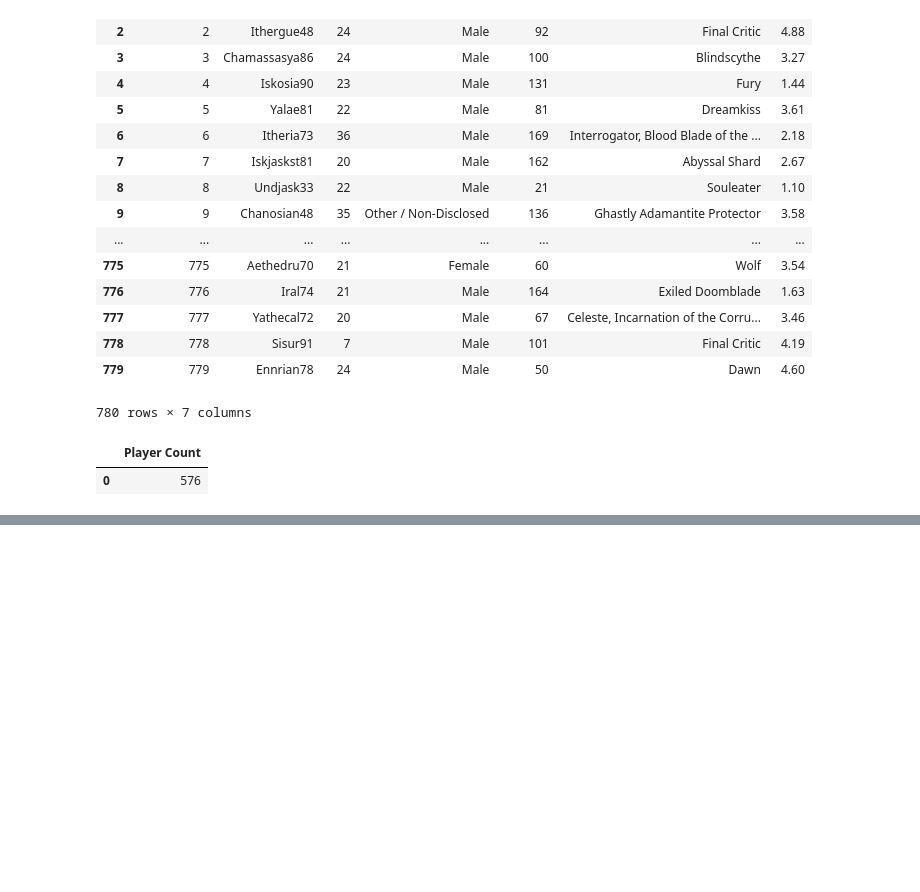
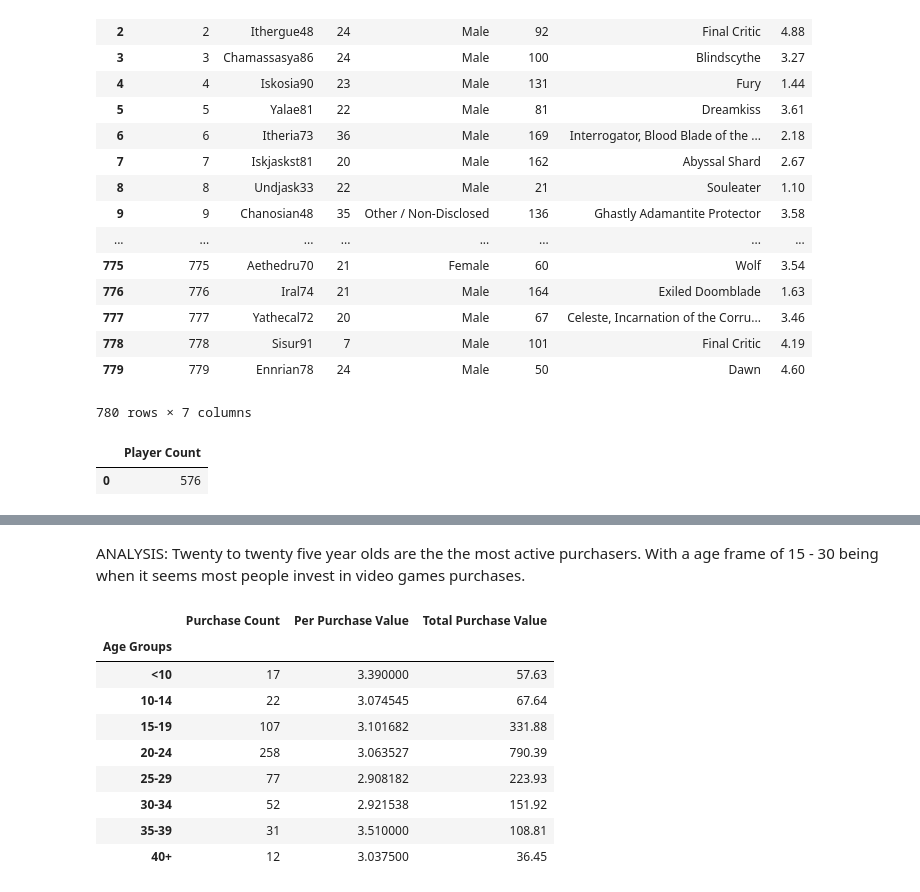
Before and after one commit to hah24ley/Panda-HW, a Jupyter notebook: Heros-HW.ipynb, the cells around one changed output, grey strips where cells are left out. Saved outputs shown, nothing was run; the diff lists cells and outputs as text; code cells hidden in the pictures; blank space fills up the shorter version.

```diff
--- a/Heros-HW.ipynb
+++ b/Heros-HW.ipynb
@@ -140,18 +124,12 @@ gg, Group
 # %%
 #Age Demographics
-age_d = pd.DataFrame(df, columns = ['Age'])
 
 # Bins are 0, 59, 69, 79, 89, 100.
-bins = [0, 10, 14, 19, 24, 29, 34, 39, 100]
+bins = [0, 9, 14, 19, 24, 29, 34, 39, 100]
 
 # Create the names for the four bins
 group_names = ["<10", "10-14", "15-19", "20-24", "25-29", "30-34", "35-39", "40+"]
 
-Answer = pd.cut(df["Age"], bins, labels=group_names)
+df["Age Groups"] = pd.cut(df["Age"], bins, labels=group_names)
 
-age_d["Age Group"] = pd.cut(df["Age"], bins, labels=group_names)
-age_d = age_d.groupby("Age Group")
-print(age_d["Age"].count())
-
-
-age_d
+df.sort_values(by=['Age'], inplace=True)
@@ -175,0 +153,39 @@ Name: Age, dtype: int64
+# %% [markdown]
+ANALYSIS: Twenty to twenty five year olds are the the most active purchasers. With a age frame of 15 - 30 being when it seems most people invest in video games purchases.
+# %%
+#Purchasing analysis (age)
+
+#add the column with info
+pur_info = df
+pur_info["Age Groups"] = pd.cut(pur_info["Age"], bins, labels=group_names)
+
+#need to get all the grous together and consolidated
+age_groups = pur_info.groupby("Age Groups")
+#age_group
+
+# find out how many are in each group
+gr_age_count = age_groups["Price"].count()
+
+# Average purchases by age
+avge_ppg = age_groups["Price"].mean()
+value = age_groups["Price"].sum()
+
+# creating a new df
+final = pur_info.groupby("Age Groups").Price.agg(['count', 'mean', 'sum'])
+Answer = final.rename(columns={"count": "Purchase Count",
+                      "mean": "Per Purchase Value",
+                      "sum": "Total Purchase Value" })
+
+
+Answer
+# %% [output]
+|  | Purchase Count | Per Purchase Value | Total Purchase Value |
+| Age Groups |  |  |  |
+| <10 | 17 | 3.390000 | 57.63 |
+| 10-14 | 22 | 3.074545 | 67.64 |
+| 15-19 | 107 | 3.101682 | 331.88 |
+| 20-24 | 258 | 3.063527 | 790.39 |
+| 25-29 | 77 | 2.908182 | 223.93 |
+| 30-34 | 52 | 2.921538 | 151.92 |
+| 35-39 | 31 | 3.510000 | 108.81 |
+| 40+ | 12 | 3.037500 | 36.45 |
```
Also changed, not shown: parts of 16 cells of this notebook, 1 other file.
